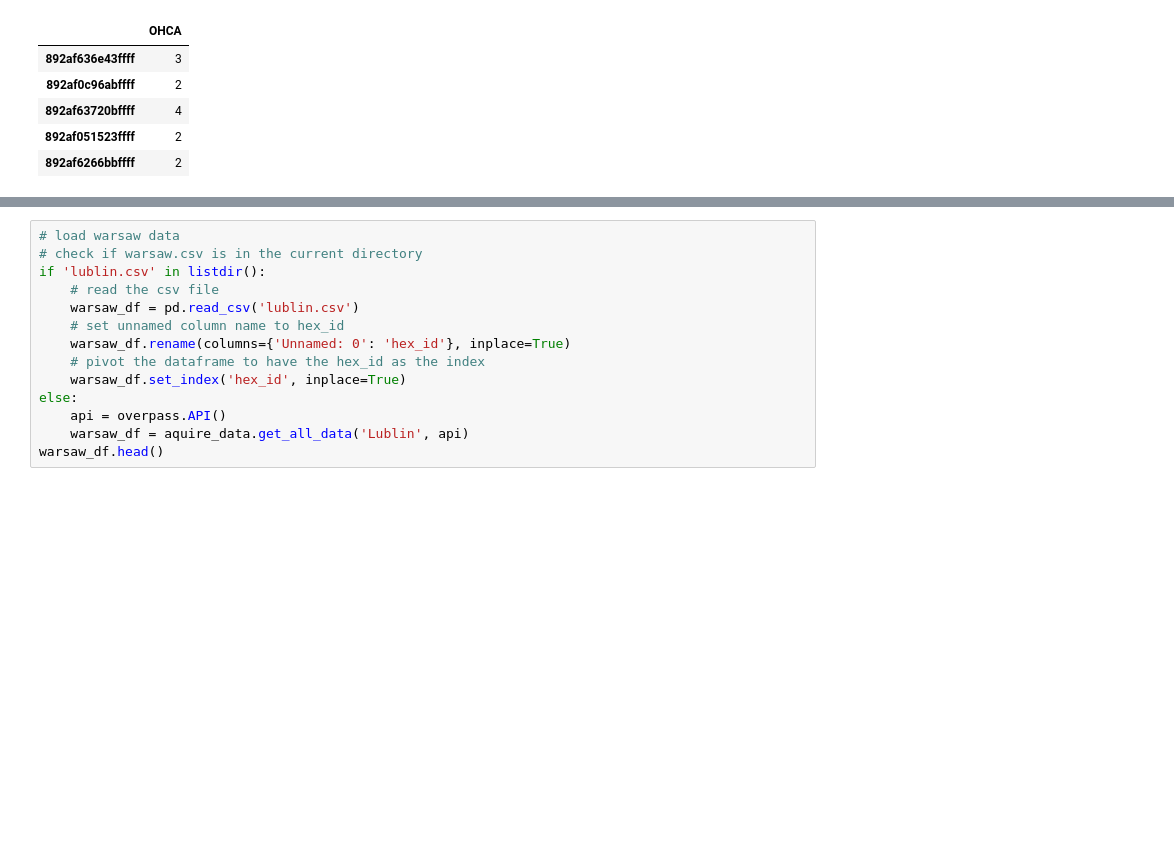
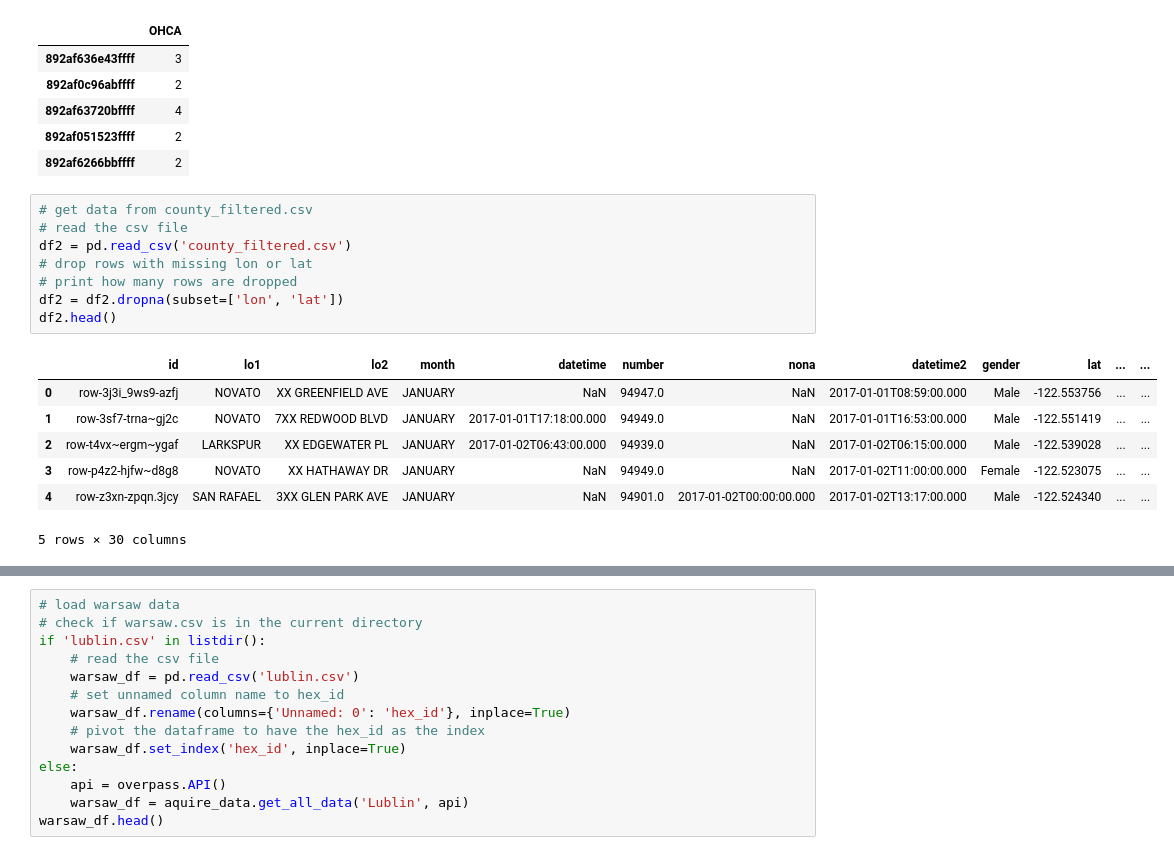
Before and after one commit to radekaadek/my_aed, a Jupyter notebook: prediction2.ipynb, the cells around one changed output, grey strips where cells are left out. Cells and saved outputs as stored; diff of their text form; blank space fills up the shorter version.

Commit message:
new data :D

```diff
--- a/prediction2.ipynb
+++ b/prediction2.ipynb
@@ -55,3 +54,19 @@ ohca_df.head()
 | 892af63720bffff | 4 |
 | 892af051523ffff | 2 |
 | 892af6266bbffff | 2 |
+# %%
+# get data from county_filtered.csv
+# read the csv file
+df2 = pd.read_csv('county_filtered.csv')
+# drop rows with missing lon or lat
+# print how many rows are dropped
+df2 = df2.dropna(subset=['lon', 'lat'])
+df2.head()
+# %% [output]
+|  | id | lo1 | lo2 | month | datetime | number | nona | datetime2 | gender | lat | ... | ... |
+| 0 | row-3j3i_9ws9-azfj | NOVATO | XX GREENFIELD AVE | JANUARY | NaN | 94947.0 | NaN | 2017-01-01T08:59:00.000 | Male | -122.553756 | ... | ... |
+| 1 | row-3sf7-trna~gj2c | NOVATO | 7XX REDWOOD BLVD | JANUARY | 2017-01-01T17:18:00.000 | 94949.0 | NaN | 2017-01-01T16:53:00.000 | Male | -122.551419 | ... | ... |
+| 2 | row-t4vx~ergm~ygaf | LARKSPUR | XX EDGEWATER PL | JANUARY | 2017-01-02T06:43:00.000 | 94939.0 | NaN | 2017-01-02T06:15:00.000 | Male | -122.539028 | ... | ... |
+| 3 | row-p4z2-hjfw~d8g8 | NOVATO | XX HATHAWAY DR | JANUARY | NaN | 94949.0 | NaN | 2017-01-02T11:00:00.000 | Female | -122.523075 | ... | ... |
+| 4 | row-z3xn-zpqn.3jcy | SAN RAFAEL | 3XX GLEN PARK AVE | JANUARY | NaN | 94901.0 | 2017-01-02T00:00:00.000 | 2017-01-02T13:17:00.000 | Male | -122.524340 | ... | ... |
+5 rows × 30 columns
```
Also changed, not shown: parts of 8 cells of this notebook, 15 other files.
